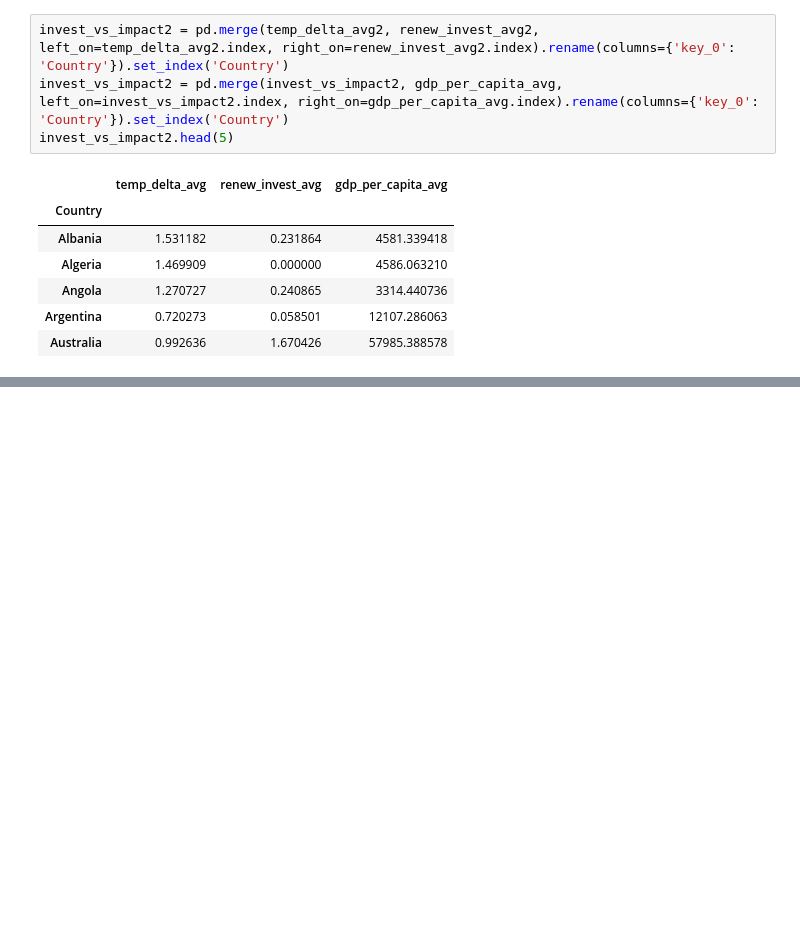
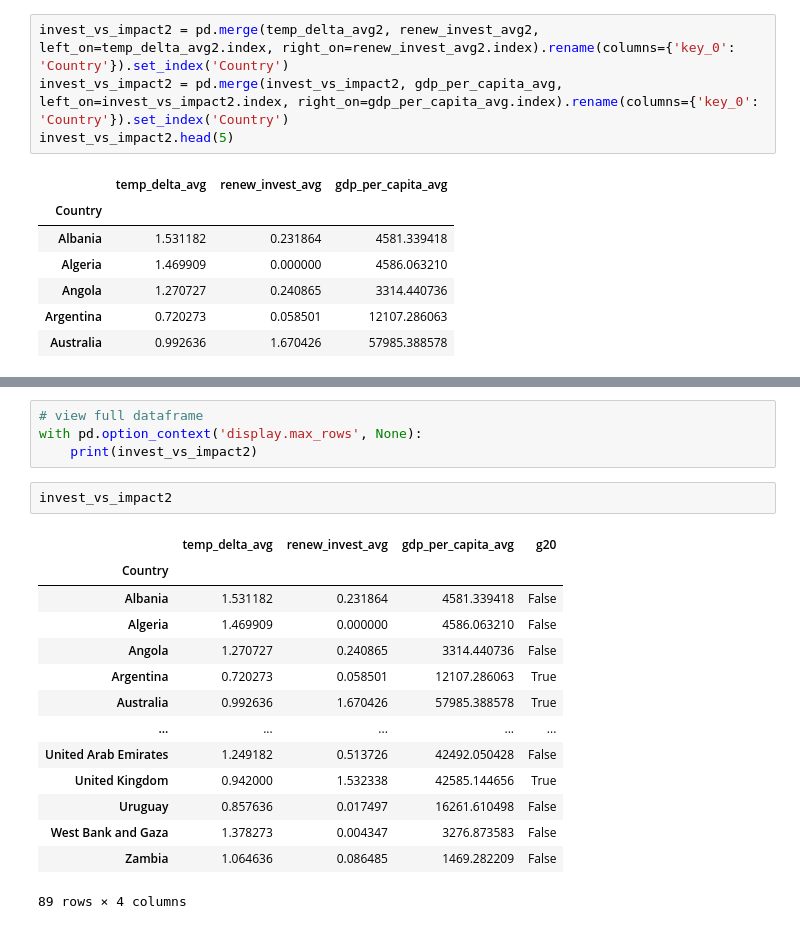
Before and after one commit to simonabors/worlddataviz, a Jupyter notebook: What_just_happened_viz.ipynb, the cells around one changed output, grey strips where cells are left out. Saved outputs shown, nothing was run; the diff lists cells and outputs as text; blank space fills up the shorter version.

```diff
--- a/What_just_happened_viz.ipynb
+++ b/What_just_happened_viz.ipynb
@@ -395,0 +399,21 @@ plt.show()
+# %%
+# view full dataframe
+with pd.option_context('display.max_rows', None):
+    print(invest_vs_impact2)
+# %%
+invest_vs_impact2
+# %% [output]
+|  | temp_delta_avg | renew_invest_avg | gdp_per_capita_avg | g20 |
+| Country |  |  |  |  |
+| Albania | 1.531182 | 0.231864 | 4581.339418 | False |
+| Algeria | 1.469909 | 0.000000 | 4586.063210 | False |
+| Angola | 1.270727 | 0.240865 | 3314.440736 | False |
+| Argentina | 0.720273 | 0.058501 | 12107.286063 | True |
+| Australia | 0.992636 | 1.670426 | 57985.388578 | True |
+| ... | ... | ... | ... | ... |
+| United Arab Emirates | 1.249182 | 0.513726 | 42492.050428 | False |
+| United Kingdom | 0.942000 | 1.532338 | 42585.144656 | True |
+| Uruguay | 0.857636 | 0.017497 | 16261.610498 | False |
+| West Bank and Gaza | 1.378273 | 0.004347 | 3276.873583 | False |
+| Zambia | 1.064636 | 0.086485 | 1469.282209 | False |
+89 rows × 4 columns
```
Also changed, not shown: parts of 4 cells of this notebook.
